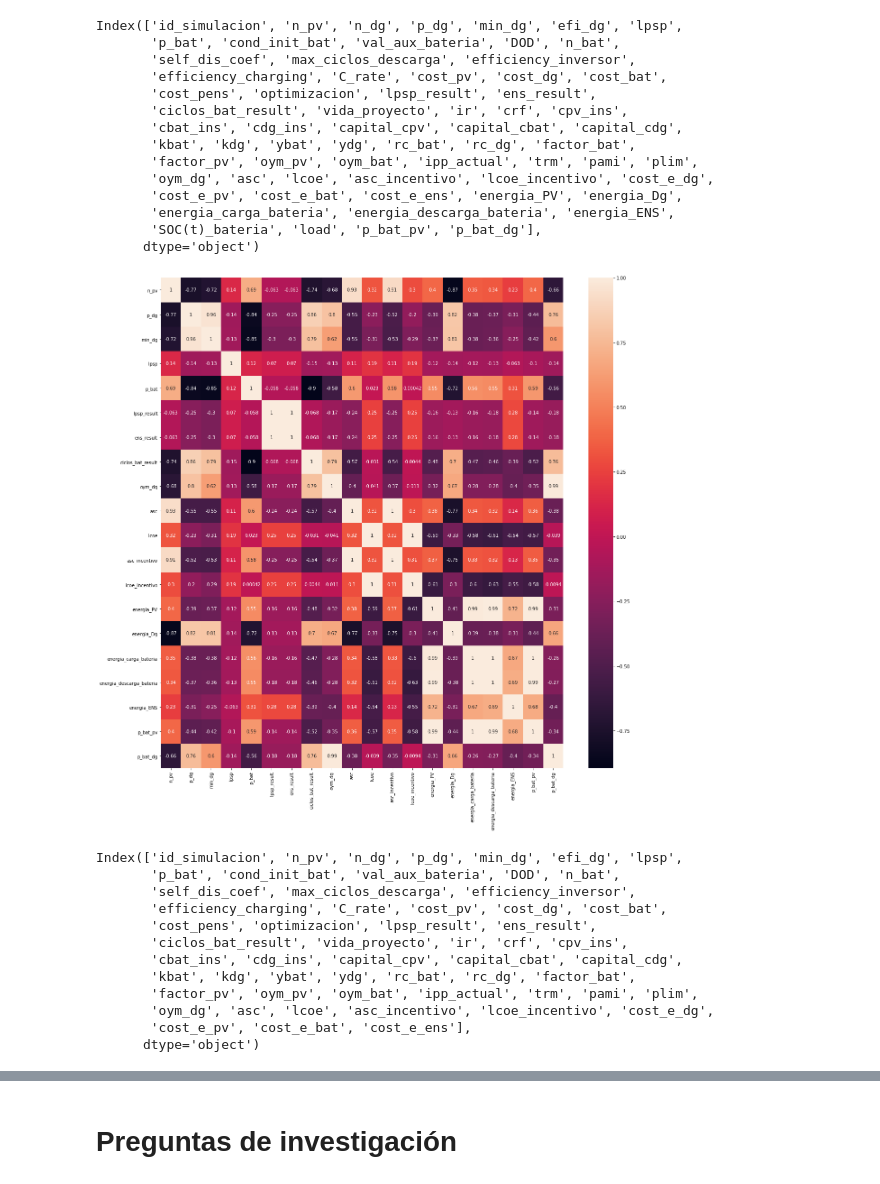
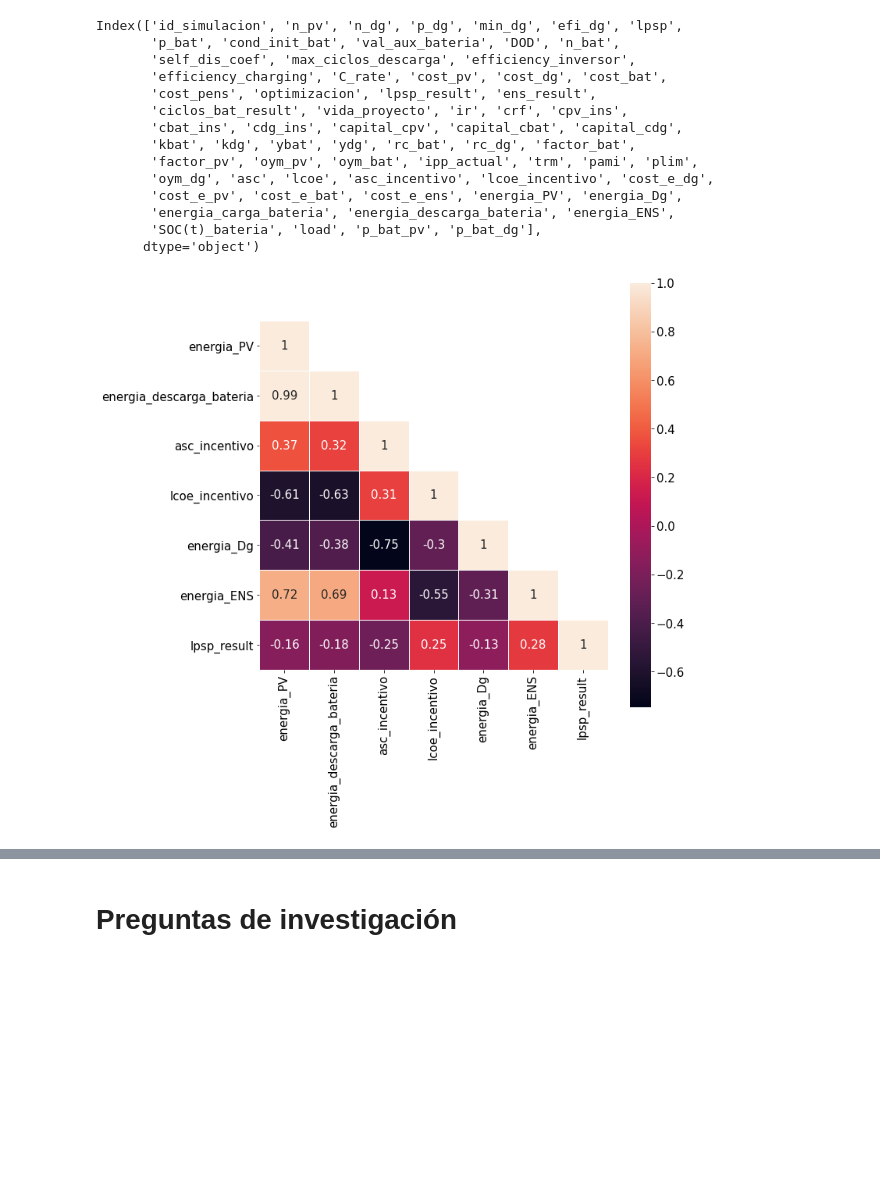
Before and after one commit to WRopero/dimensionamiento_microrred, a Jupyter notebook: preguntas_investigacion.ipynb, the cells around one changed output, grey strips where cells are left out. Drawn from its saved outputs; the diff is of its cells as text; code cells hidden in the pictures; blank space fills up the shorter version.

```diff
--- a/preguntas_investigacion.ipynb
+++ b/preguntas_investigacion.ipynb
@@ -100,15 +87,3 @@ Index(['id_simulacion', 'n_pv', 'n_dg', 'p_dg', 'min_dg', 'efi_dg', 'lpsp',
        'energia_carga_bateria', 'energia_descarga_bateria', 'energia_ENS',
        'SOC(t)_bateria', 'load', 'p_bat_pv', 'p_bat_dg'],
       dtype='object')
-# %%
-corrMatrix = df_analisis.query('optimizacion=="optimal"')[[
-    'n_pv', 'p_dg', 'min_dg', 'lpsp', 'p_bat','optimizacion',
-    'lpsp_result', 'ens_result', 'ciclos_bat_result', 'oym_dg', 'asc', 'lcoe',
-    'asc_incentivo', 'lcoe_incentivo', 'energia_PV', 'energia_Dg',
-    'energia_carga_bateria', 'energia_descarga_bateria', 'energia_ENS',
-    'p_bat_pv', 'p_bat_dg']].corr()
-plt.figure(figsize=(20, 20))
-sns.heatmap(corrMatrix, annot=True)
-plt.show()
-# %% [output]
-[figure, removed]
@@ -127,16 +90,18 @@ plt.show()
-# %%
-df[['n_pv', 'n_dg', 'lpsp', 'p_dg', 'min_dg', 'p_bat',
-    'asc', 'lcoe', 'asc_incentivo', 'lcoe_incetivo','']]
-# %% [output]
-Index(['id_simulacion', 'n_pv', 'n_dg', 'p_dg', 'min_dg', 'efi_dg', 'lpsp',
-       'p_bat', 'cond_init_bat', 'val_aux_bateria', 'DOD', 'n_bat',
-       'self_dis_coef', 'max_ciclos_descarga', 'efficiency_inversor',
-       'efficiency_charging', 'C_rate', 'cost_pv', 'cost_dg', 'cost_bat',
-       'cost_pens', 'optimizacion', 'lpsp_result', 'ens_result',
-       'ciclos_bat_result', 'vida_proyecto', 'ir', 'crf', 'cpv_ins',
-       'cbat_ins', 'cdg_ins', 'capital_cpv', 'capital_cbat', 'capital_cdg',
-       'kbat', 'kdg', 'ybat', 'ydg', 'rc_bat', 'rc_dg', 'factor_bat',
-       'factor_pv', 'oym_pv', 'oym_bat', 'ipp_actual', 'trm', 'pami', 'plim',
-       'oym_dg', 'asc', 'lcoe', 'asc_incentivo', 'lcoe_incentivo', 'cost_e_dg',
-       'cost_e_pv', 'cost_e_bat', 'cost_e_ens'],
-      dtype='object')
+# %%
+corrMatrix = df_analisis.query('optimizacion=="optimal" ')[[
+    'energia_PV', 'energia_descarga_bateria',
+    'asc_incentivo', 'lcoe_incentivo', 'energia_Dg', 'energia_ENS','lpsp_result'
+]].corr()
+
+lower_triang_df = corrMatrix.where(np.tril(np.ones(corrMatrix.shape)).astype(np.bool))
+
+plt.figure(figsize=(10, 10))
+plt.rcParams.update({'font.size': 15})
+sns.heatmap(lower_triang_df,
+            annot=True,
+            annot_kws={"size": 15},
+            square=True,
+            linewidths=.5)
+plt.show()
+# %% [output]
+[figure, added]
```
Also changed, not shown: parts of 4 cells of this notebook.
